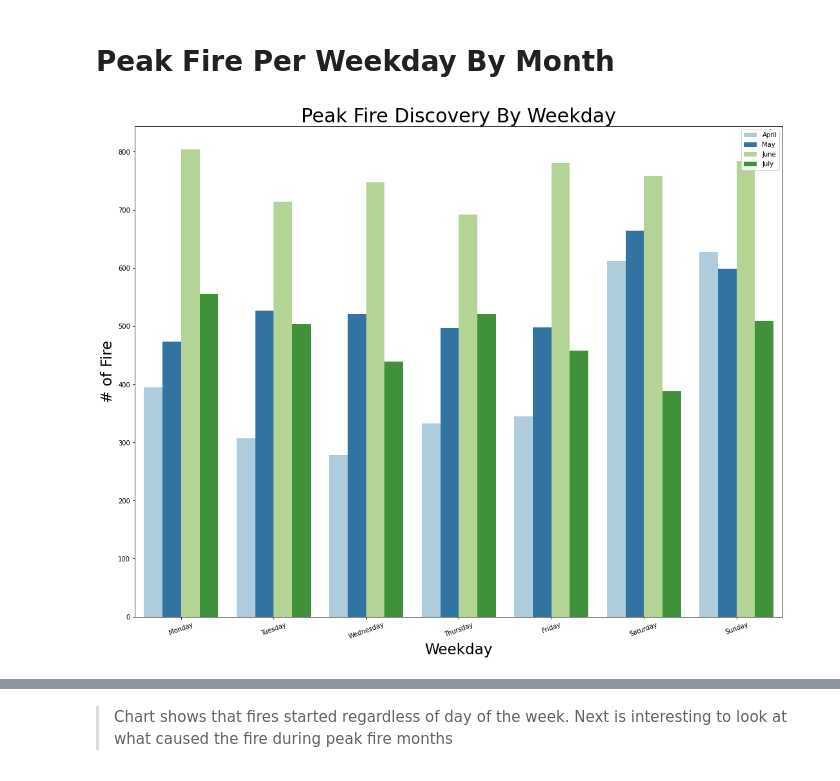
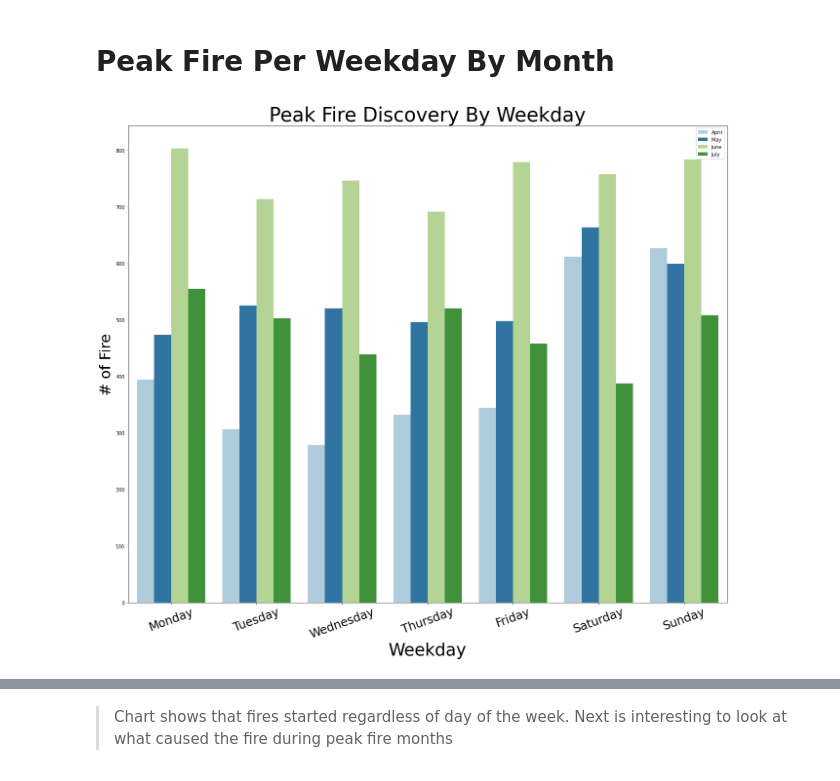
Before and after one commit to jeff-shakes/Wildfire_Size_Prediction, a Jupyter notebook: src/01_cleaning_eda/01.3_basic_EDA.ipynb, the cells around one changed output, grey strips where cells are left out. Drawn from its saved outputs; the diff is of its cells as text; code cells hidden in the pictures.

Commit message:
additional minor fixes in visuals

```diff
--- a/src/01_cleaning_eda/01.3_basic_EDA.ipynb
+++ b/src/01_cleaning_eda/01.3_basic_EDA.ipynb
@@ -168,6 +168,7 @@ def plot_by_arg(
     top_bar_count=False,
     xticks_name=[],
     hue=None,
+    xtick_fontsize=14,
 ):
     """Dynamic count plot for analysis and save the image
 
@@ -214,7 +215,7 @@ def plot_by_arg(
         # Xticks
         if xticks_name:
             ax.set_xticks(
-                np.arange(0, len(xticks_name)), xticks_name, rotation=rotation
+                np.arange(0, len(xticks_name)), xticks_name, rotation=rotation, fontsize=xtick_fontsize
             )
 
         if hue:
@@ -306,26 +320,27 @@ plot_by_arg(
 # %%
 plot_by_arg(
     all_fire_weather[
         (all_fire_weather["firediscoverydatetime_month"] <= peak_fire_month['max'])
         & (all_fire_weather["firediscoverydatetime_month"] >= peak_fire_month['min'])
     ],
     "firediscoverydatetime_day",
-    figsize=(18, 14),
+    figsize=(22, 18),
     title="Peak Fire Discovery By Weekday",
     xlabel="Weekday",
     ylabel="# of Fire",
-    title_fontsize=30,
-    xlabel_fontsize=23,
-    ylabel_fontsize=23,
+    title_fontsize=40,
+    xlabel_fontsize=35,
+    ylabel_fontsize=30,
     bar_color=sns.color_palette("Paired"),
     xticks_name=list(calendar.day_name),
     rotation=20,
     hue="firediscoverydatetime_month",
     hue_labels=list(calendar.month_name)[4:10],
-    file_path='../../public/visuals/peak_fire_by_weekday'
+    file_path='../../public/visuals/peak_fire_by_weekday',
+    xtick_fontsize=24
 )
 # %% [output]
-[figure, old version]
+[figure, new version]
 # %%
 plot_by_arg(
     big_fire_weather[
```
Also changed, not shown: parts of 10 cells of this notebook, 12 other files.
